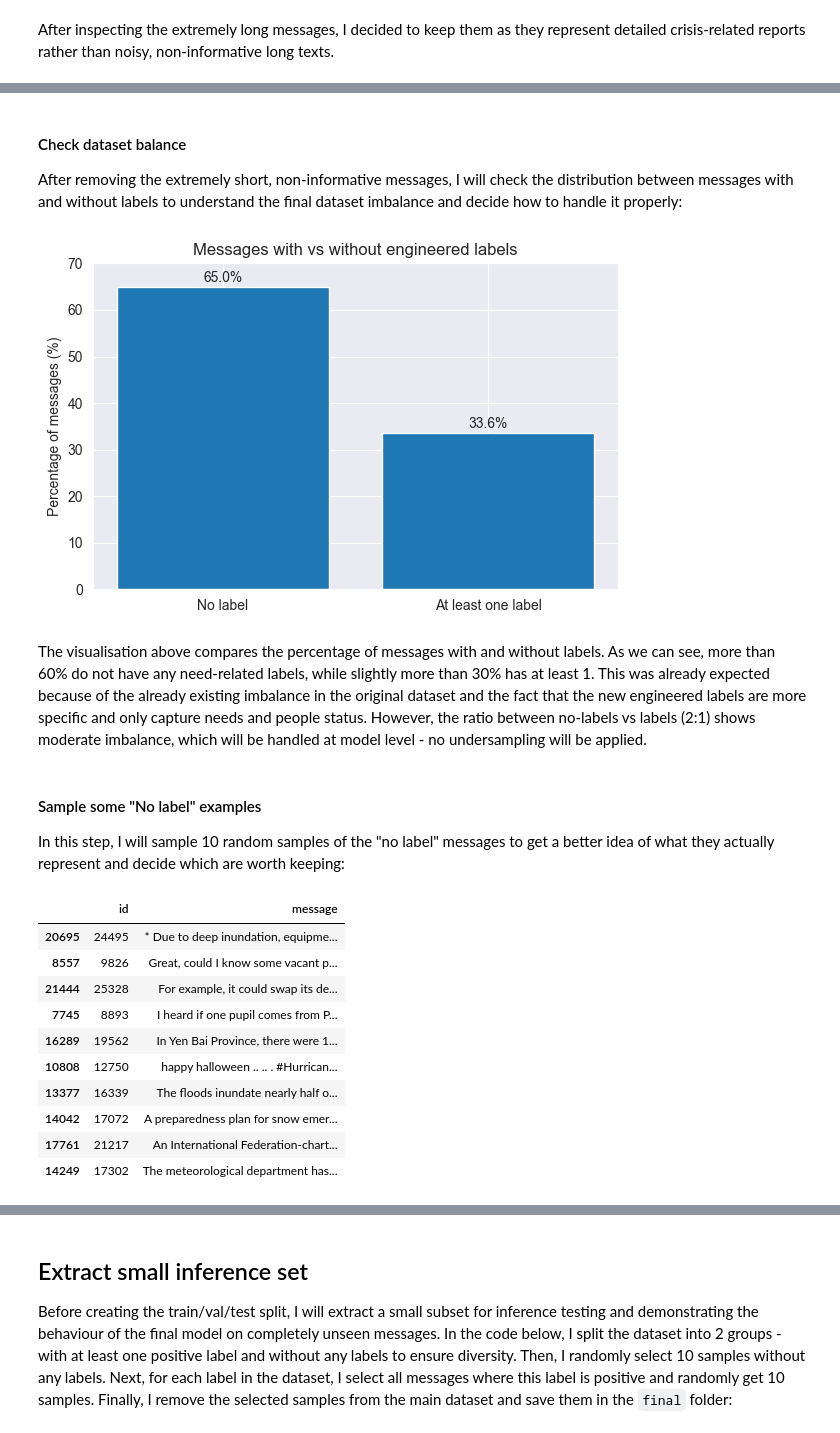
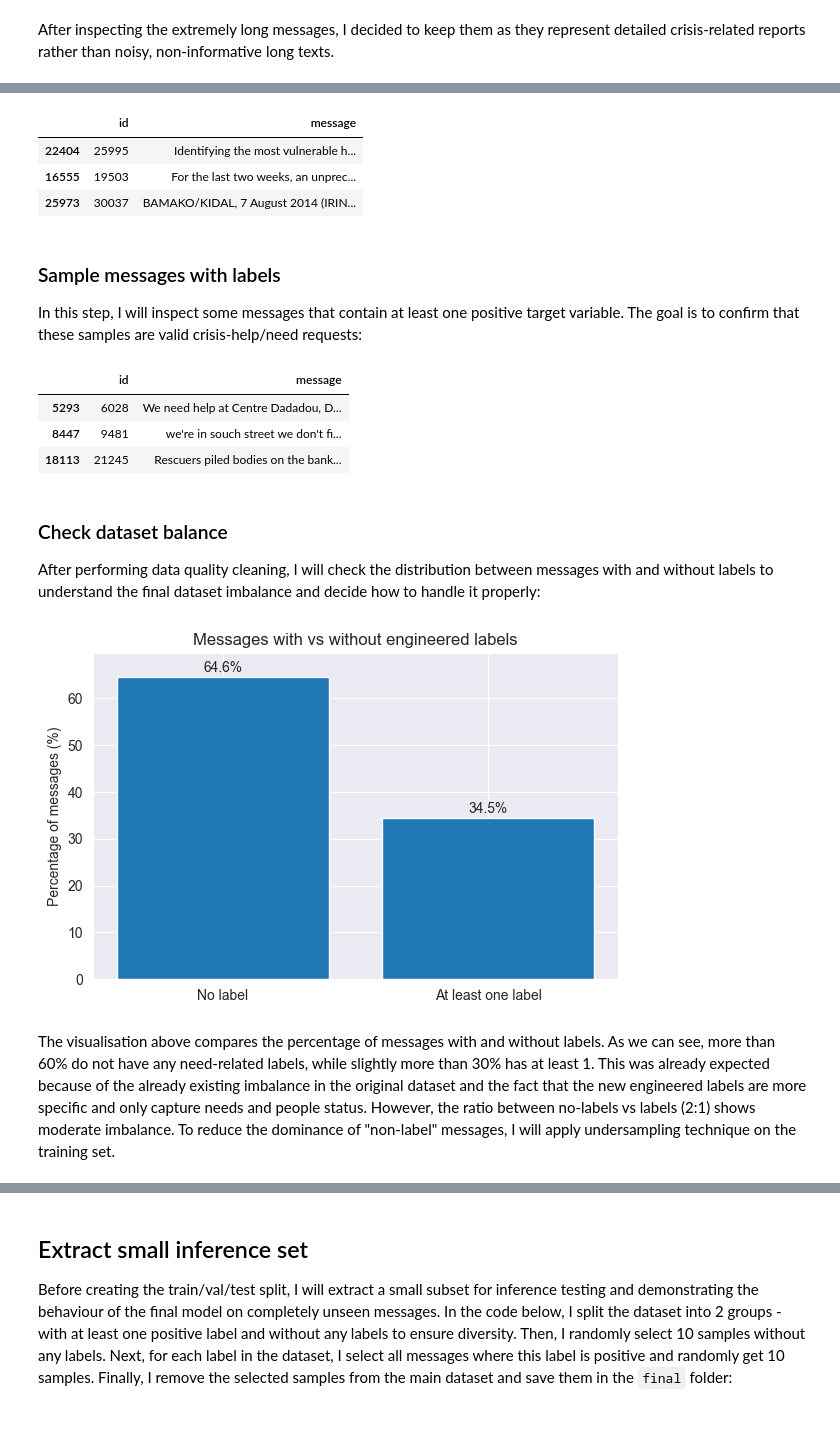
Before and after one commit to KaterinaSSlavova/Crisis-Help-Classification, a Jupyter notebook: Notebooks/02_data_provisioning.ipynb, the cells around one changed output, grey strips where cells are left out. Drawn from its saved outputs; the diff is of its cells as text; code cells hidden in the pictures.

Commit message:
finishing data quality cleaning, applying undersampling on train set, removing URL, email, mention and hashtag tokens, removing locations

```diff
--- a/Notebooks/02_data_provisioning.ipynb
+++ b/Notebooks/02_data_provisioning.ipynb
@@ -687,0 +833,4 @@ df_short.iloc[0:54]
+# %%
+keep = [425,535, 1305, 1953, 2000, 2182, 2192, 3277, 3717, 4361, 5067, 5312, 5576, 6113, 6133, 6304, 6667, 6862, 7512]
+batch2 = df_short.iloc[101:202]
+batch2
@@ -687,0 +855,4 @@ df_short.iloc[0:54]
+# %%
+keep.extend([8336, 9464, 9561, 9564, 9576, 9695, 10044, 10053, 10136, 10186, 10508, 10563])
+batch3 = df_short.iloc[202:303]
+batch3
@@ -687,0 +877,6 @@ df_short.iloc[0:54]
+# %%
+keep.extend([11076, 11298, 12234, 12235, 12365, 12379, 12748, 13041, 13633, 14238, 14301, 14405, 14405, 14494, 14591, 14615, 14623, 15675, 15794, 16261, 17182, 17752, 17853, 18229, 20304, 20354, 20822, 21048, 21661, 21799, 22020, 22361, 22413, 22456, 23277, 23382, 23450, 23592, 24627, 25062, 27395, 28072, 28650, 29775])
+keep_ids = set(keep)
+df_short_remove = df_short[~df_short["id"].isin(keep_ids)].copy()
+df_clean = df_clean[~df_clean["id"].isin(df_short_remove["id"])].copy()
+df_clean.shape
@@ -707,42 +901,44 @@ After inspecting the extremely long messages, I decided to keep them as they rep
+# %%
+df_clean.drop(columns=["msg_len"], inplace=True)
+label_count = df_clean[new_labels].sum(axis=1)
+no_label_mask = label_count == 0
+has_label_mask = label_count >= 1
+df_clean.loc[no_label_mask, ["id", "message"]].sample(3)
+# %% [output]
+|  | id | message |
+| 22404 | 25995 | Identifying the most vulnerable h... |
+| 16555 | 19503 | For the last two weeks, an unprec... |
+| 25973 | 30037 | BAMAKO/KIDAL, 7 August 2014 (IRIN... |
+# %% [markdown]
+### Sample messages with labels
+In this step, I will inspect some messages that contain at least one positive target variable. The goal is to confirm that these samples are valid crisis-help/need requests:
+# %%
+has_label_mask = label_count >= 1
+df_clean.loc[has_label_mask, ["id", "message"]].sample(3)
+# %% [output]
+|  | id | message |
+| 5293 | 6028 | We need help at Centre Dadadou, D... |
+| 8447 | 9481 | we're in souch street we don't fi... |
+| 18113 | 21245 | Rescuers piled bodies on the bank... |
 # %% [markdown]
-#### Check dataset balance
-After removing the extremely short, non-informative messages, I will check the distribution between messages with and without labels to understand the final dataset imbalance and decide how to handle it properly:
+### Check dataset balance
+After performing data quality cleaning, I will check the distribution between messages with and without labels to understand the final dataset imbalance and decide how to handle it properly:
 # %%
-has_any_new = (df[new_labels].sum(axis=1) > 0)
+has_any_new = (df_clean[new_labels].sum(axis=1) > 0)
 counts_new = has_any_new.value_counts().sort_index()
 labels = ["No label", "At least one label"]
 values_pct = [counts_new[False] / n_total * 100,counts_new[True] / n_total * 100]
 
 plt.figure(figsize=(6, 4))
 plt.bar(labels, values_pct)
 plt.ylabel("Percentage of messages (%)")
 plt.title("Messages with vs without engineered labels")
 for i, v in enumerate(values_pct):
     plt.text(i, v + 1, f"{v:.1f}%", ha="center")
 plt.ylim(0, max(values_pct) + 5)
 plt.tight_layout()
 plt.show()
 # %% [output]
-[figure, old version]
+[figure, new version]
 # %% [markdown]
-The visualisation above compares the percentage of messages with and without labels. As we can see, more than 60% do not have any need-related labels, while slightly more than 30% has at least 1. This was already expected because of the already existing imbalance in the original dataset and the fact that the new engineered labels are more specific and only capture needs and people status. However, the ratio between no-labels vs labels (2:1) shows moderate imbalance, which will be handled at model level - no undersampling will be applied.
+The visualisation above compares the percentage of messages with and without labels. As we can see, more than 60% do not have any need-related labels, while slightly more than 30% has at least 1. This was already expected because of the already existing imbalance in the original dataset and the fact that the new engineered labels are more specific and only capture needs and people status. However, the ratio between no-labels vs labels (2:1) shows moderate imbalance. To reduce the dominance of "non-label" messages, I will apply undersampling technique on the training set.
-# %% [markdown]
-#### Sample some "No label" examples
-In this step, I will sample 10 random samples of the "no label" messages to get a better idea of what they actually represent and decide which are worth keeping:
-# %%
-pd.set_option("display.max_colwidth", None)
-no_label_mask = df_clean[new_labels].sum(axis=1) == 0
-df_no_label = df_clean.loc[no_label_mask].copy()
-df_no_label[["id","message"]].sample(10)
-# %% [output]
-|  | id | message |
-| 20695 | 24495 | * Due to deep inundation, equipme... |
-| 8557 | 9826 | Great, could I know some vacant p... |
-| 21444 | 25328 | For example, it could swap its de... |
-| 7745 | 8893 | I heard if one pupil comes from P... |
-| 16289 | 19562 | In Yen Bai Province, there were 1... |
-| 10808 | 12750 | happy halloween .. .. . #Hurrican... |
-| 13377 | 16339 | The floods inundate nearly half o... |
-| 14042 | 17072 | A preparedness plan for snow emer... |
-| 17761 | 21217 | An International Federation-chart... |
-| 14249 | 17302 | The meteorological department has... |
```
Also changed, not shown: parts of 54 cells of this notebook, 12 other files.
